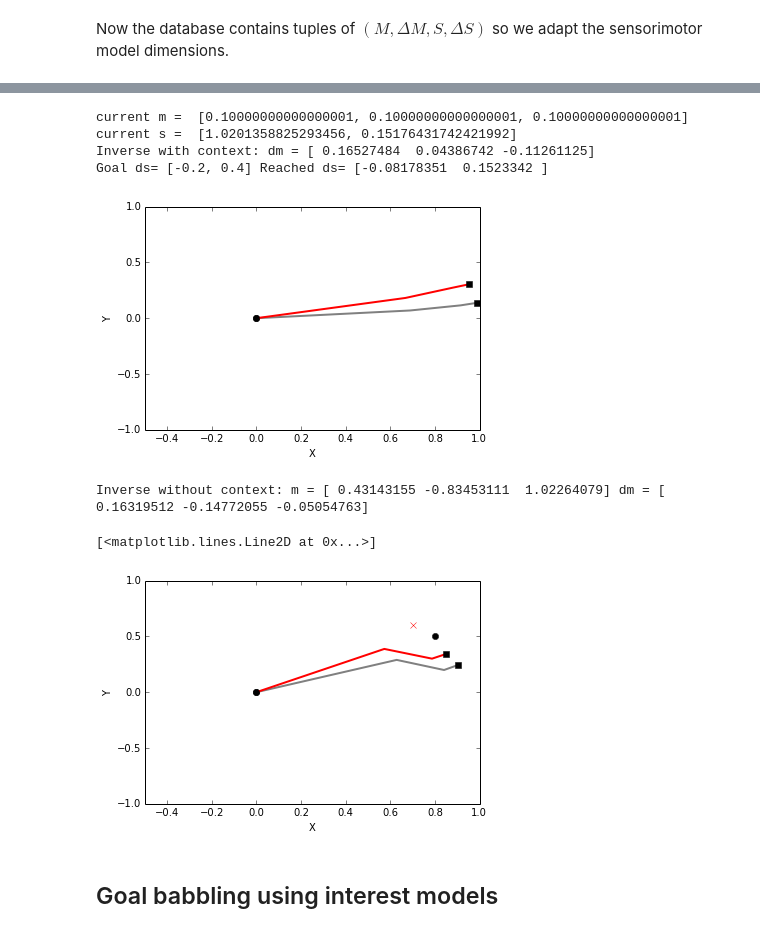
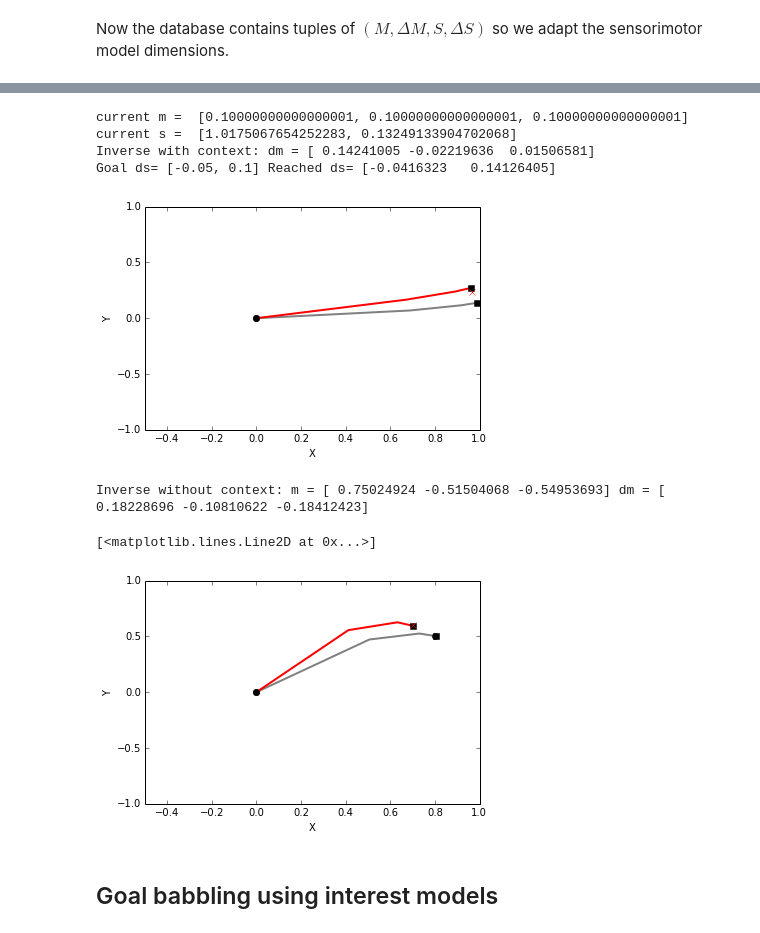
Before and after one commit to flowersteam/explauto, a Jupyter notebook: notebook/learning_with_context.ipynb, the cells around one changed output, grey strips where cells are left out. Drawn from its saved outputs; the diff is of its cells as text; code cells hidden in the pictures.

```diff
--- a/notebook/learning_with_context.ipynb
+++ b/notebook/learning_with_context.ipynb
@@ -63,11 +66,9 @@ sm_model = SensorimotorModel.from_configuration(conf, 'NN', 'default')
 ax = axes()
 
 for mdm in environment.random_motors(n=2000):
-    m = mdm[:3]
-    dm = mdm[3:]
     context = environment.current_sensori_position
     sds = environment.update(mdm, reset=True)
-    sm_model.update(np.hstack((m, dm)), np.hstack((context, sds[2:4])))
+    sm_model.update(mdm, sds)
     environment.plot(ax, alpha=0.3)
     #draw()
 
@@ -121,35 +122,37 @@ Predict with    context: predicted s= [ 0.71558951  0.67004917] predicted ds= [-
 # %%
 # Inverse with sensorimotor context: dM <- i(M, S, dS)
 
 ax = axes()
 m = [0.1]*3
 environment.update(np.hstack((m, [0]*3)))
 environment.plot(ax)
 
 in_dims = range(3) + range(6,10)
 out_dims = range(3, 6)
-ds_goal = [-0.2, 0.4]
+ds_goal = [-0.05, 0.1]
 
 m_current = list(environment.current_motor_position)
 s_current = list(environment.current_sensori_position)
 print "current m = ", m_current
 print "current s = ", s_current
 
 dm = sm_model.infer(in_dims,
                     out_dims,
                     m_current + s_current + ds_goal)
 
 print "Inverse with context: dm =", dm
-environment.update(np.hstack((m_current, dm)))
+sds = environment.update(np.hstack((m_current, dm)))
 environment.plot(ax, color='red')
+ax.plot(*s_current, marker='o', color='k')
+ax.plot(*list(np.array(s_current) + np.array(ds_goal)), marker='x', color='red')
 
 print "Goal ds=", ds_goal, "Reached ds=", environment.current_sensori_position - s_current
 # %% [output]
 current m =  [0.10000000000000001, 0.10000000000000001, 0.10000000000000001]
-current s =  [1.0201358825293456, 0.15176431742421992]
-Inverse with context: dm = [ 0.16527484  0.04386742 -0.11261125]
-Goal ds= [-0.2, 0.4] Reached ds= [-0.08178351  0.1523342 ]
+current s =  [1.0175067654252283, 0.13249133904702068]
+Inverse with context: dm = [ 0.14241005 -0.02219636  0.01506581]
+Goal ds= [-0.05, 0.1] Reached ds= [-0.0416323   0.14126405]
-[figure, old version]
+[figure, new version]
 # %%
 # Inverse without context: (M, dM) <- i(S, dS)
 
@@ -170,9 +173,9 @@ environment.plot(ax, color='red')
 ax.plot(*s_goal, marker='o', color='k')
 ax.plot(*list(np.array(s_goal)+np.array(ds_goal)), marker='x', color='red')
 # %% [output]
-Inverse without context: m = [ 0.43143155 -0.83453111  1.02264079] dm = [ 0.16319512 -0.14772055 -0.05054763]
+Inverse without context: m = [ 0.75024924 -0.51504068 -0.54953693] dm = [ 0.18228696 -0.10810622 -0.18412423]
 [<matplotlib.lines.Line2D at 0x...>]
-[figure, old version]
+[figure, new version]
 # %% [markdown]
 ## Goal babbling using interest models
 # %%
```
Also changed, not shown: parts of 10 cells of this notebook.
